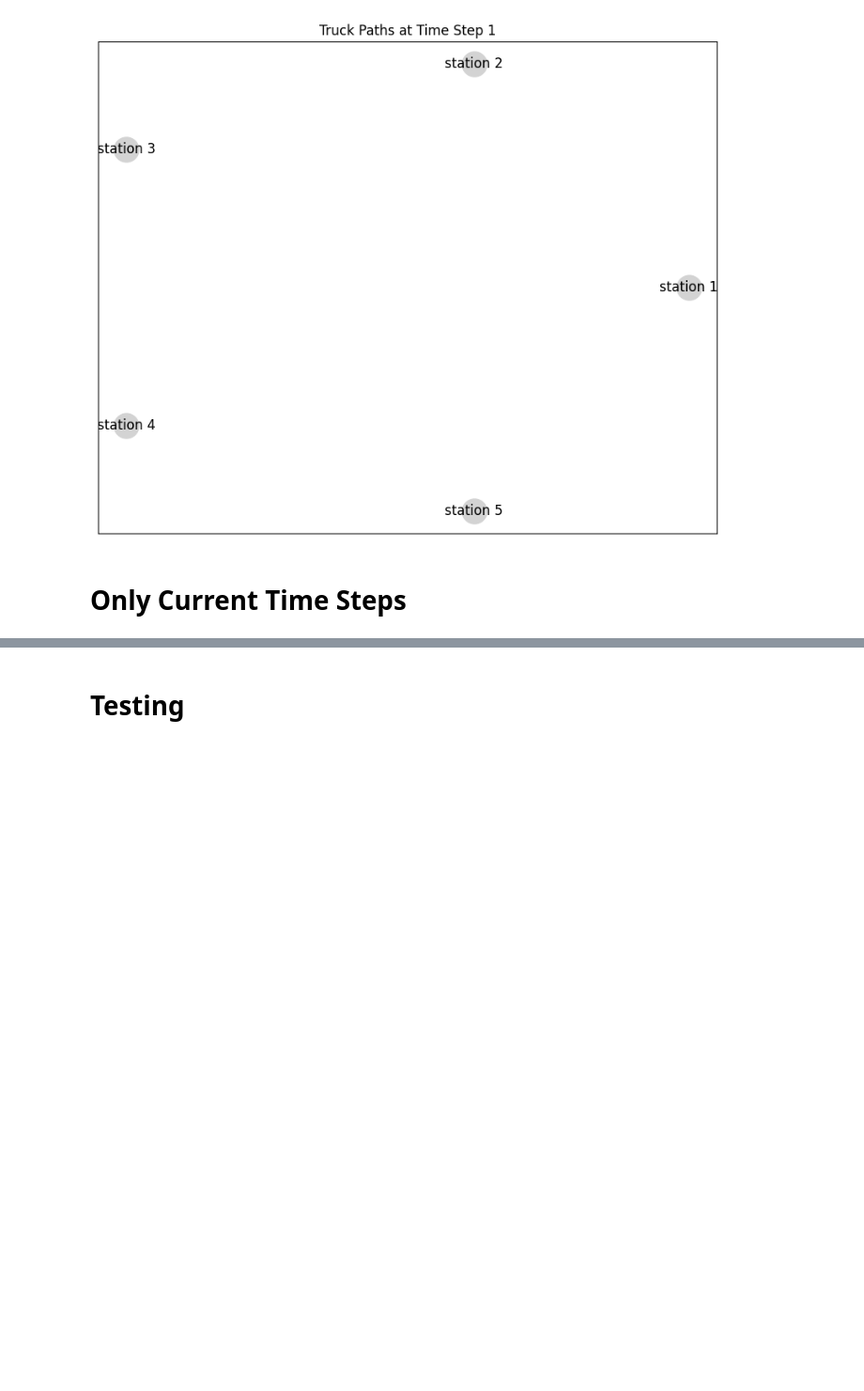
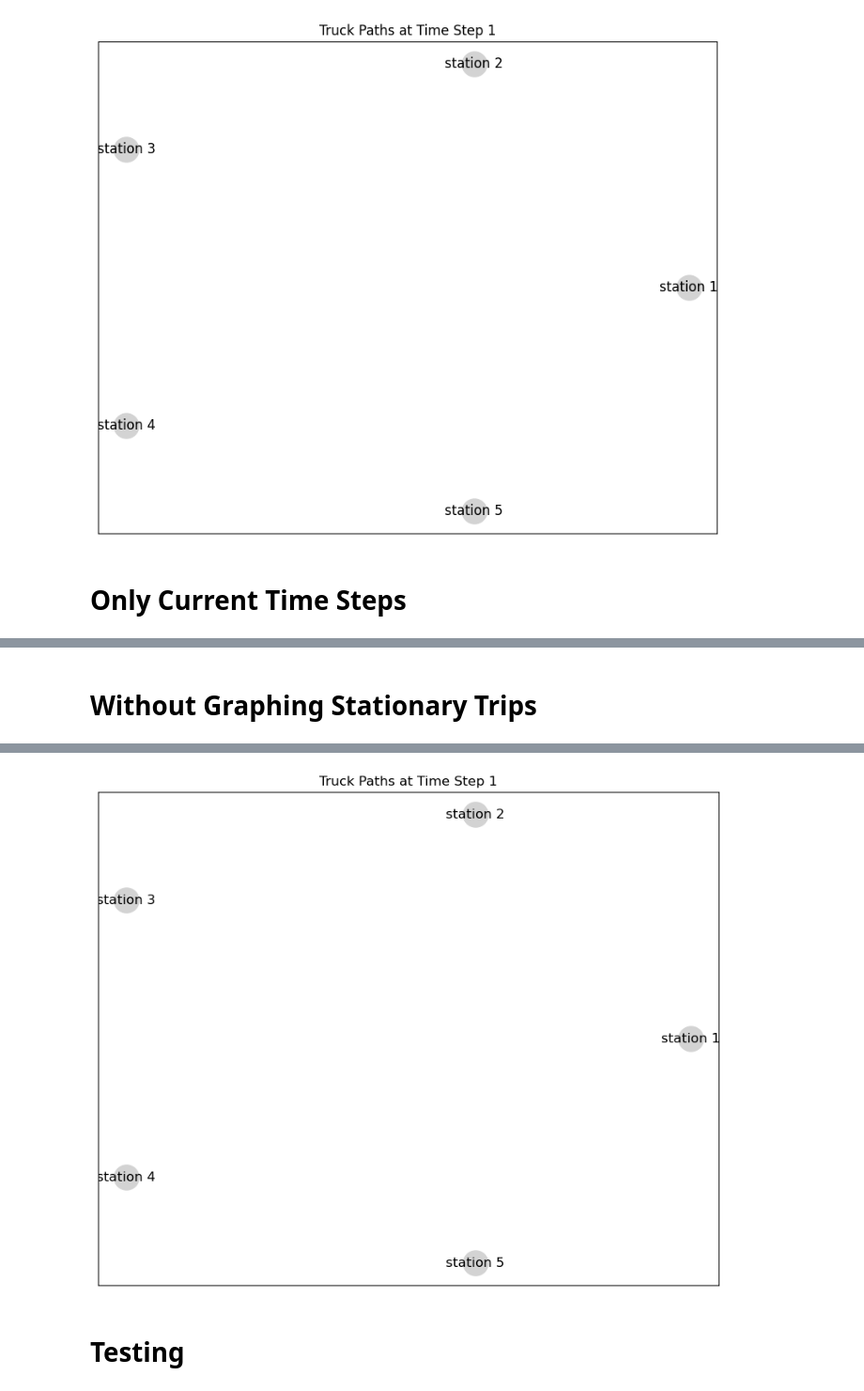
Before and after one commit to jarrettreimers/CSUREMM, a Jupyter notebook: gurobi_testing_6.27.ipynb, the cells around one changed output, grey strips where cells are left out. Shown at 94% size. Drawn from its saved outputs; the diff is of its cells as text; code cells hidden in the pictures; blank space fills up the shorter version.

```diff
--- a/gurobi_testing_6.27.ipynb
+++ b/gurobi_testing_6.27.ipynb
@@ -520,3 +519,5 @@ HTML(ani.to_jshtml())
+# %% [markdown]
+# Without Graphing Stationary Trips
 # %%
 from IPython.display import HTML  # Import HTML from IPython.display
 import matplotlib.pyplot as plt
@@ -560,4 +561,5 @@ ani = animation.FuncAnimation(fig, update, frames=range(1, T + 1), interval=500,
 # Display the animation in the notebook using HTML display
 HTML(ani.to_jshtml())
 
-ani.save('truck_paths_animation.html', writer = 'html')
+# ani.save('truck_paths_animation.html', writer = 'html')
+# %% [output]
@@ -564,3 +567,4 @@ ani.save('truck_paths_animation.html', writer = 'html')
+[figure, added]
 # %% [markdown]
 # Testing
 # %%
```
Also changed, not shown: parts of 8 cells of this notebook.
